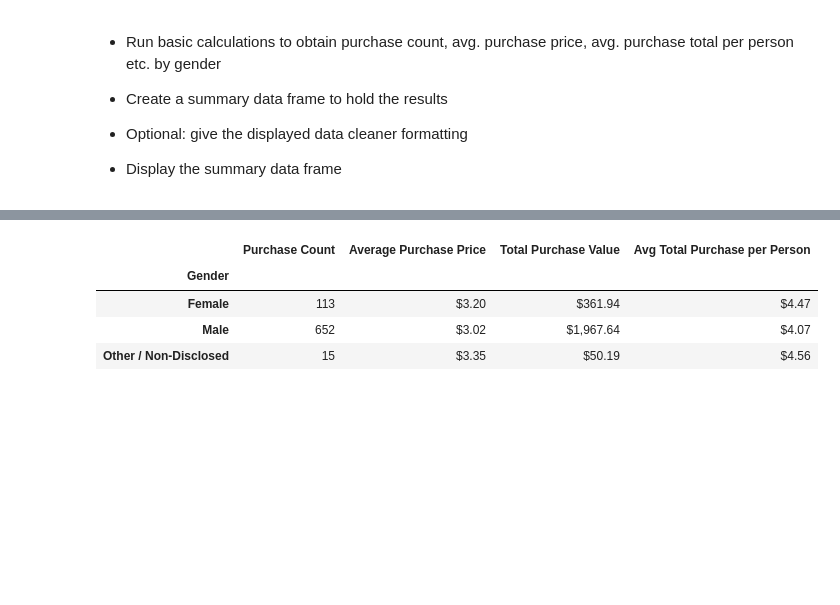
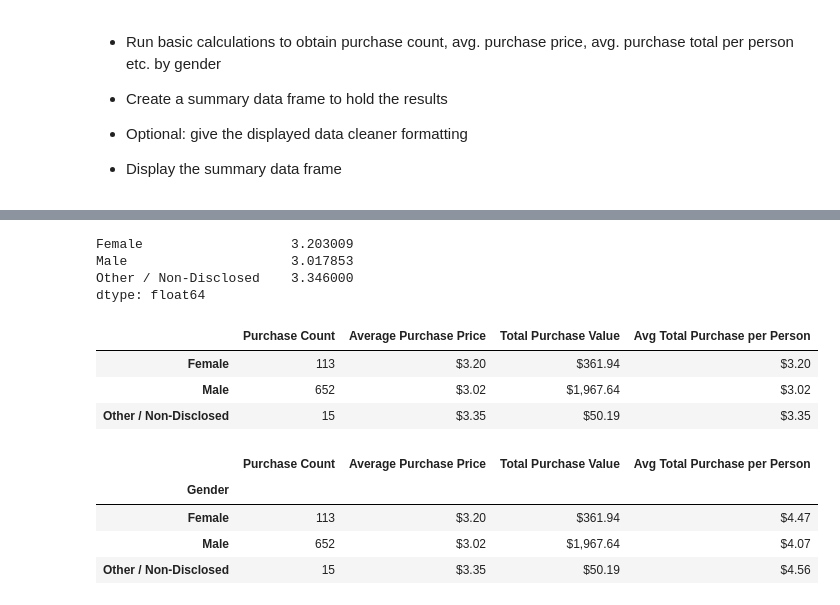
Before and after one commit to davesiddharth/Pandas-Challenge, a Jupyter notebook: HeroesOfPymoli/HeroesOfPymoli_starter.ipynb, the cells around one changed output, grey strips where cells are left out. Cells and saved outputs as stored; diff of their text form; code cells hidden in the pictures; blank space fills up the shorter version.

```diff
--- a/HeroesOfPymoli/HeroesOfPymoli_starter.ipynb
+++ b/HeroesOfPymoli/HeroesOfPymoli_starter.ipynb
@@ -141,0 +86,14 @@ gender_demographics.set_index("")
+# %%
+gender_groupby = purchase_data.groupby(["Gender"])
+total_count = purchase_data["Gender"].value_counts()
+#total_count
+
+total_player_count = purchase_data["Gender"].count()
+#total_player_count
+
+percentage_of_player = total_count/total_player_count *100
+#percentage_of_player
+
+gender_demographics = pd.DataFrame({'Total Count':total_count,
+                                    'Percentage of Players':percentage_of_player})
+gender_demographics.style.format({'Percentage of Players':'{:,.2f}%'})
@@ -155,3 +118,6 @@ gender_demographics.set_index("")
 
 
 * Display the summary data frame
+# %%
+avg_purchase_price = round(groupby_gender["Price"].mean(),2)
+avg_purchase_price
@@ -157,0 +130,3 @@ gender_demographics.set_index("")
+# %%
+total_purchase_value = groupby_gender["Price"].sum()
+total_purchase_value
@@ -158,3 +150,28 @@ gender_demographics.set_index("")
+# %%
+avg_total_purchase_person = total_purchase_value/total_count
+avg_total_purchase_person
+# %% [output]
+Female                   3.203009
+Male                     3.017853
+Other / Non-Disclosed    3.346000
+dtype: float64
+# %%
+gender_purchasing_analysis = pd.DataFrame({
+                                          "Purchase Count":total_count,
+                                           "Average Purchase Price":avg_purchase_price,
+                                           "Total Purchase Value":total_purchase_value,
+                                            "Avg Total Purchase per Person":avg_total_purchase_person
+                                          })
+
+gender_purchasing_analysis.style.format({'Average Purchase Price':'${:,.2f}',
+                                         'Total Purchase Value':'${:,.2f}',
+                                         'Avg Total Purchase per Person':'${:,.2f}'
+                                         })
+# %% [output]
+|  | Purchase Count | Average Purchase Price | Total Purchase Value | Avg Total Purchase per Person |
+| Female | 113 | $3.20 | $361.94 | $3.20 |
+| Male | 652 | $3.02 | $1,967.64 | $3.02 |
+| Other / Non-Disclosed | 15 | $3.35 | $50.19 | $3.35 |
 # %%
 # %% [output]
 |  | Purchase Count | Average Purchase Price | Total Purchase Value | Avg Total Purchase per Person |
```
Also changed, not shown: parts of 22 cells of this notebook.
